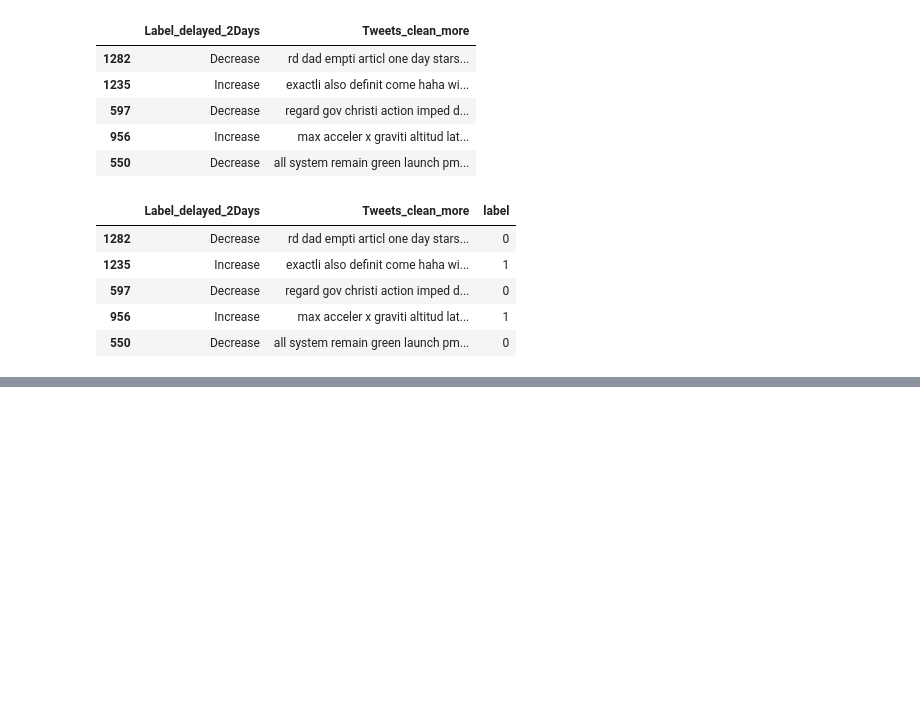
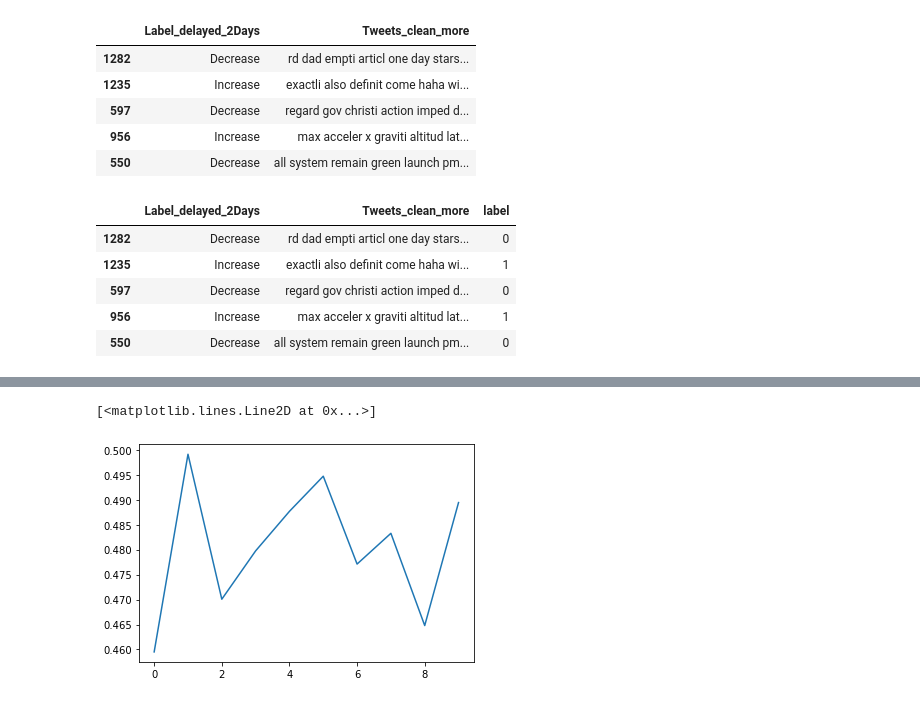
Before and after one commit to xiaodanlu/ANLY-580-Final-Project, a Jupyter notebook: Code/BERT2.ipynb, the cells around one changed output, grey strips where cells are left out. Drawn from its saved outputs; the diff is of its cells as text; code cells hidden in the pictures; blank space fills up the shorter version.

```diff
--- a/Code/BERT2.ipynb
+++ b/Code/BERT2.ipynb
@@ -103,0 +133,9 @@ ValueError: Creating variables on a non-first call to a function decorated with
+# %%
+acc = history.history['accuracy']
+
+loss = history.history['loss']
+
+plt.plot(acc)
+# %% [output]
+[<matplotlib.lines.Line2D at 0x...>]
+[figure, added]
```
Also changed, not shown: parts of 9 cells of this notebook.
